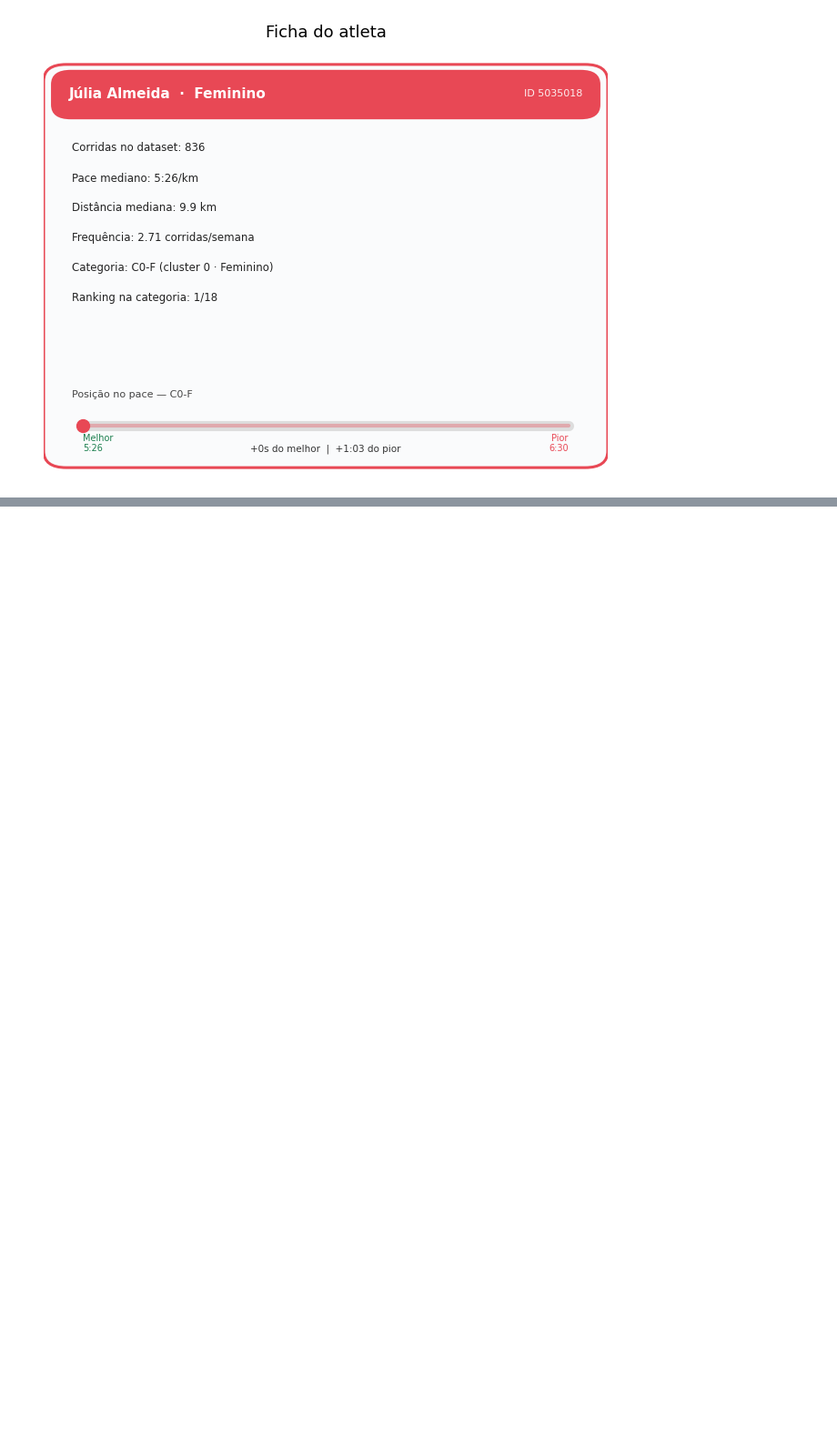
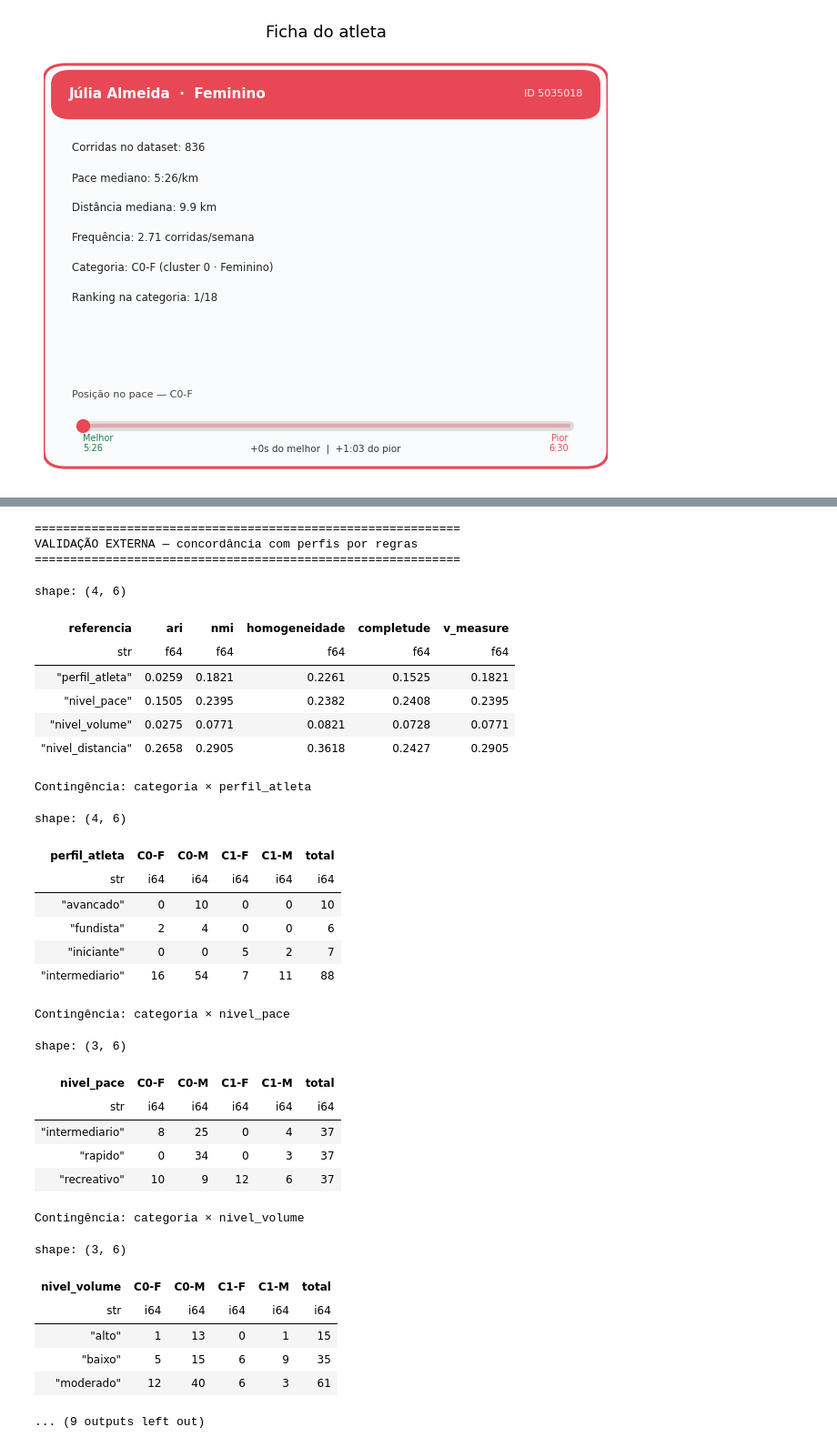
Before and after one commit to majutestoni/tcc-back, a Jupyter notebook: notebooks/categorizacao_corredores.ipynb, the cells around one changed output, grey strips where cells are left out. Shown at 91% size. Drawn from its saved outputs; the diff is of its cells as text; code cells hidden in the pictures; blank space fills up the shorter version.

```diff
--- a/notebooks/categorizacao_corredores.ipynb
+++ b/notebooks/categorizacao_corredores.ipynb
@@ -476,0 +615,79 @@ Atleta: Júlia Almeida (ID 5035018)
+# %%
+from dataset.categorizar.validacao_cluster import comparar_com_perfil_regras
+from dataset.constants import (
+    COL_NIVEL_DISTANCIA,
+    COL_NIVEL_PACE,
+    COL_NIVEL_VOLUME,
+    COL_PERFIL_ATLETA,
+)
+
+print("=" * 60)
+print("VALIDAÇÃO EXTERNA — concordância com perfis por regras")
+print("=" * 60)
+
+refs = [COL_PERFIL_ATLETA, COL_NIVEL_PACE, COL_NIVEL_VOLUME, COL_NIVEL_DISTANCIA]
+externa = comparar_com_perfil_regras(resultado, df, referencias=refs)
+
+resumo_ext = []
+for ref in refs:
+    vals = externa["metricas_externas"][ref]
+    resumo_ext.append({
+        "referencia": ref,
+        "ari": round(vals["ari"], 4),
+        "nmi": round(vals["nmi"], 4),
+        "homogeneidade": round(vals["homogeneity"], 4),
+        "completude": round(vals["completeness"], 4),
+        "v_measure": round(vals["v_measure"], 4),
+    })
+display(pl.DataFrame(resumo_ext))
+
+for ref in refs:
+    print(f"\nContingência: categoria × {ref}")
+    display(externa["contingencias"][ref])
+
+if externa["metricas_externas_por_genero"]:
+    print("\n" + "=" * 60)
+    print("VALIDAÇÃO EXTERNA POR GÊNERO")
+    print("=" * 60)
+    for genero, metricas in externa["metricas_externas_por_genero"].items():
+        rotulo = "Masculino" if genero == "M" else "Feminino"
+        print(f"\n{rotulo}:")
+        linhas = [
+            {"referencia": ref, **{k: round(v, 4) for k, v in vals.items()}}
+            for ref, vals in metricas.items()
+        ]
+        display(pl.DataFrame(linhas))
+# %% [output]
+============================================================
+VALIDAÇÃO EXTERNA — concordância com perfis por regras
+============================================================
+shape: (4, 6)
+| referencia | ari | nmi | homogeneidade | completude | v_measure |
+| str | f64 | f64 | f64 | f64 | f64 |
+| "perfil_atleta" | 0.0259 | 0.1821 | 0.2261 | 0.1525 | 0.1821 |
+| "nivel_pace" | 0.1505 | 0.2395 | 0.2382 | 0.2408 | 0.2395 |
+| "nivel_volume" | 0.0275 | 0.0771 | 0.0821 | 0.0728 | 0.0771 |
+| "nivel_distancia" | 0.2658 | 0.2905 | 0.3618 | 0.2427 | 0.2905 |
+Contingência: categoria × perfil_atleta
+shape: (4, 6)
+| perfil_atleta | C0-F | C0-M | C1-F | C1-M | total |
+| str | i64 | i64 | i64 | i64 | i64 |
+| "avancado" | 0 | 10 | 0 | 0 | 10 |
+| "fundista" | 2 | 4 | 0 | 0 | 6 |
+| "iniciante" | 0 | 0 | 5 | 2 | 7 |
+| "intermediario" | 16 | 54 | 7 | 11 | 88 |
+Contingência: categoria × nivel_pace
+shape: (3, 6)
+| nivel_pace | C0-F | C0-M | C1-F | C1-M | total |
+| str | i64 | i64 | i64 | i64 | i64 |
+| "intermediario" | 8 | 25 | 0 | 4 | 37 |
+| "rapido" | 0 | 34 | 0 | 3 | 37 |
+| "recreativo" | 10 | 9 | 12 | 6 | 37 |
+Contingência: categoria × nivel_volume
+shape: (3, 6)
+| nivel_volume | C0-F | C0-M | C1-F | C1-M | total |
+| str | i64 | i64 | i64 | i64 | i64 |
+| "alto" | 1 | 13 | 0 | 1 | 15 |
+| "baixo" | 5 | 15 | 6 | 9 | 35 |
+| "moderado" | 12 | 40 | 6 | 3 | 61 |
+... (9 outputs left out)
```
Also changed, not shown: parts of 13 cells of this notebook, 4 other files.
